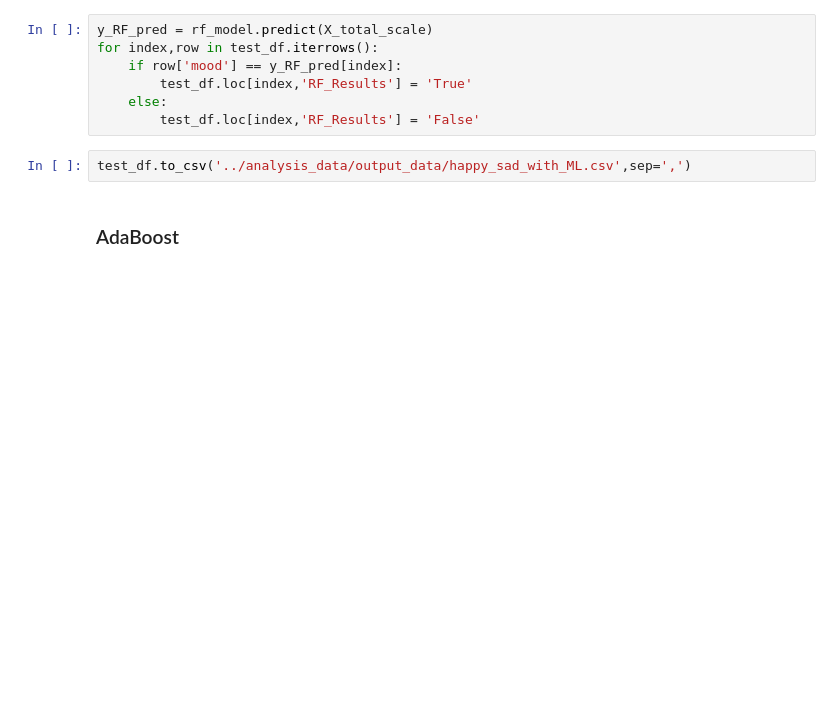
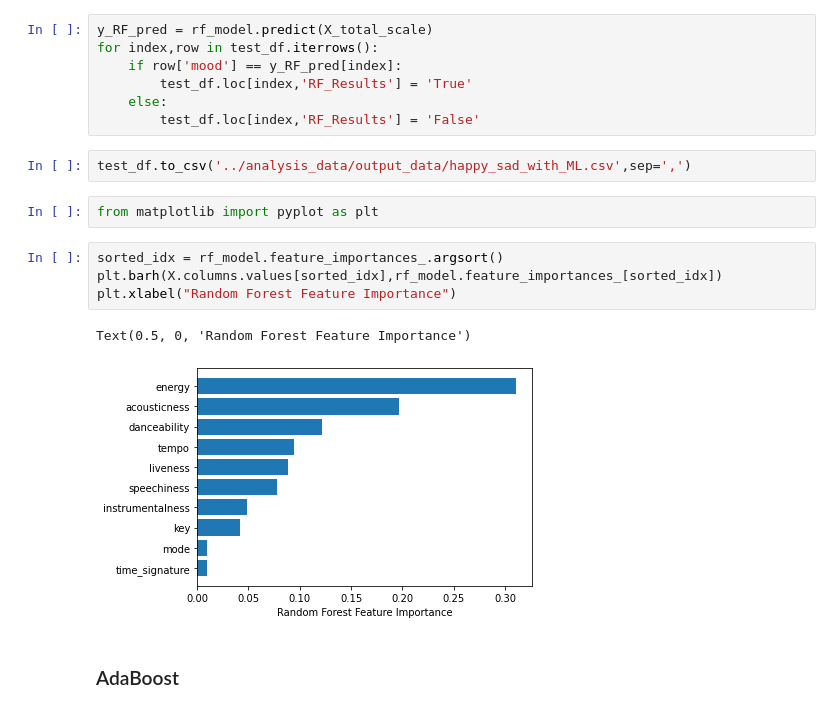
Before and after one commit to gabalita/music_analysis, a Jupyter notebook: notebook/Input_Data_Final.ipynb, the cells around one changed output. Saved outputs shown, nothing was run; the diff lists cells and outputs as text; blank space fills up the shorter version.

Commit message:
add feature importance

```diff
--- a/notebook/Input_Data_Final.ipynb
+++ b/notebook/Input_Data_Final.ipynb
@@ -207,6 +207,15 @@ for index,row in test_df.iterrows():
         test_df.loc[index,'RF_Results'] = 'False'
 # %%
 test_df.to_csv('../analysis_data/output_data/happy_sad_with_ML.csv',sep=',')
+# %%
+from matplotlib import pyplot as plt
+# %%
+sorted_idx = rf_model.feature_importances_.argsort()
+plt.barh(X.columns.values[sorted_idx],rf_model.feature_importances_[sorted_idx])
+plt.xlabel("Random Forest Feature Importance")
+# %% [output]
+Text(0.5, 0, 'Random Forest Feature Importance')
+[figure, added]
 # %% [markdown]
 ### AdaBoost
 # %%
```
Also changed, not shown: parts of 1 cell of this notebook.
